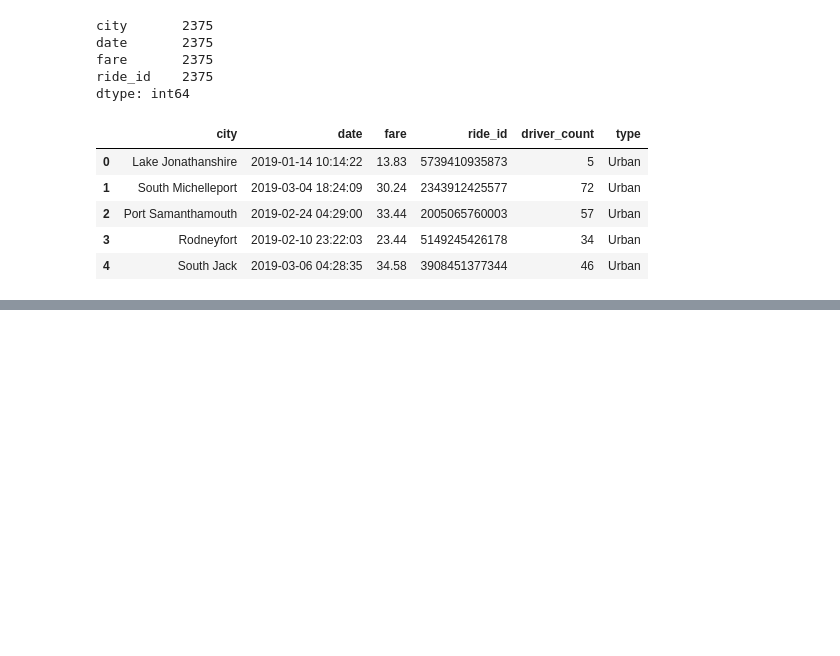
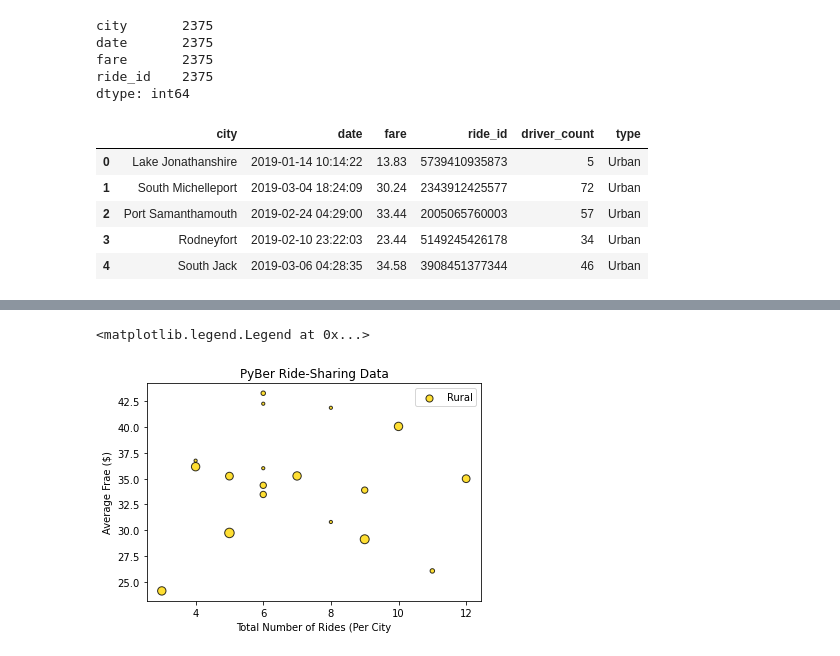
Before and after one commit to jj2773/PyBer_Analysis, a Jupyter notebook: PyBer.ipynb, the cells around one changed output, grey strips where cells are left out. Saved outputs shown, nothing was run; the diff lists cells and outputs as text; code cells hidden in the pictures; blank space fills up the shorter version.

```diff
--- a/PyBer.ipynb
+++ b/PyBer.ipynb
@@ -100,0 +202,18 @@ pyber_data_df.head()
+# %%
+# Rural cities bubble chart of fare vs ride counts
+plt.scatter(rural_ride_count,
+    rural_avg_fare,
+    s=10*rural_driver_count,
+    c='gold',
+    edgecolor='black',
+    linewidths=1,
+    alpha=0.8,
+    label="Rural"
+    )
+plt.title('PyBer Ride-Sharing Data')
+plt.ylabel('Average Frae ($)')
+plt.xlabel('Total Number of Rides (Per City')
+plt.legend()
+# %% [output]
+<matplotlib.legend.Legend at 0x...>
+[figure, added]
```
Also changed, not shown: parts of 7 cells of this notebook, 2 other files.
